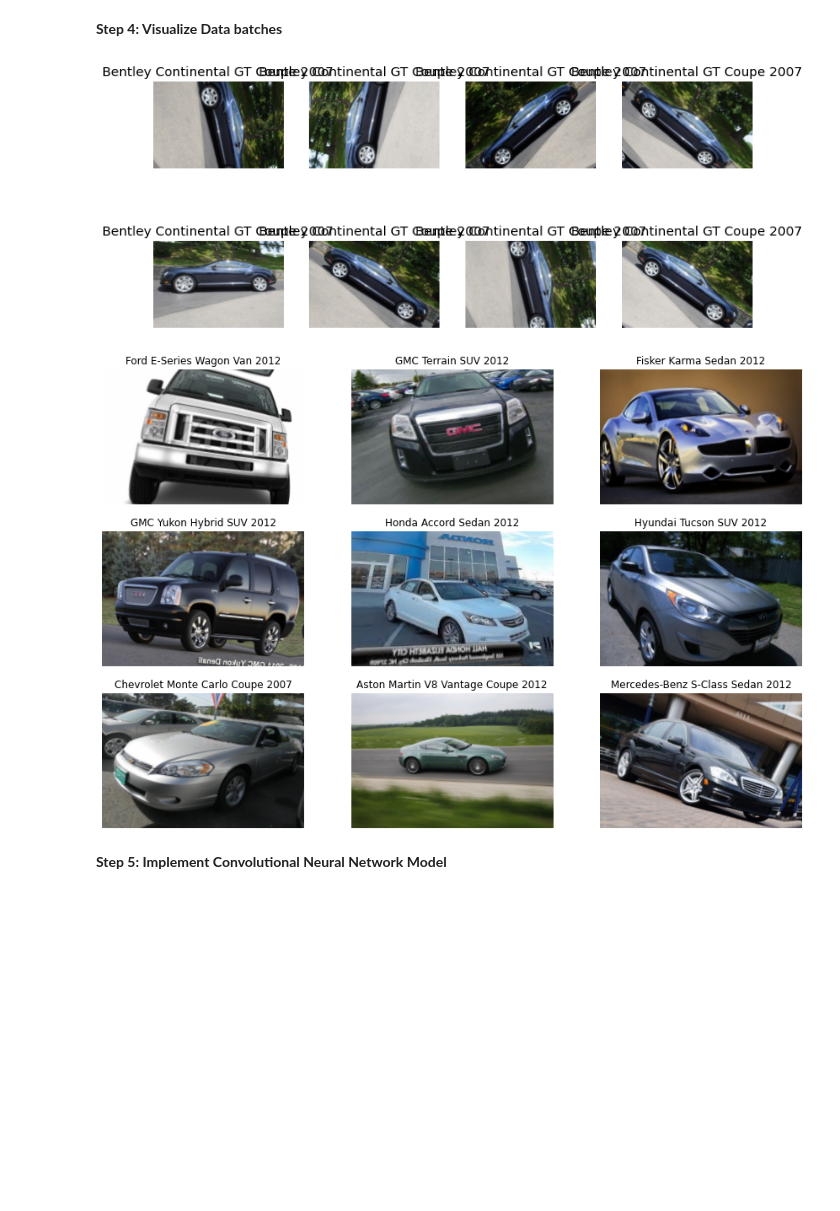
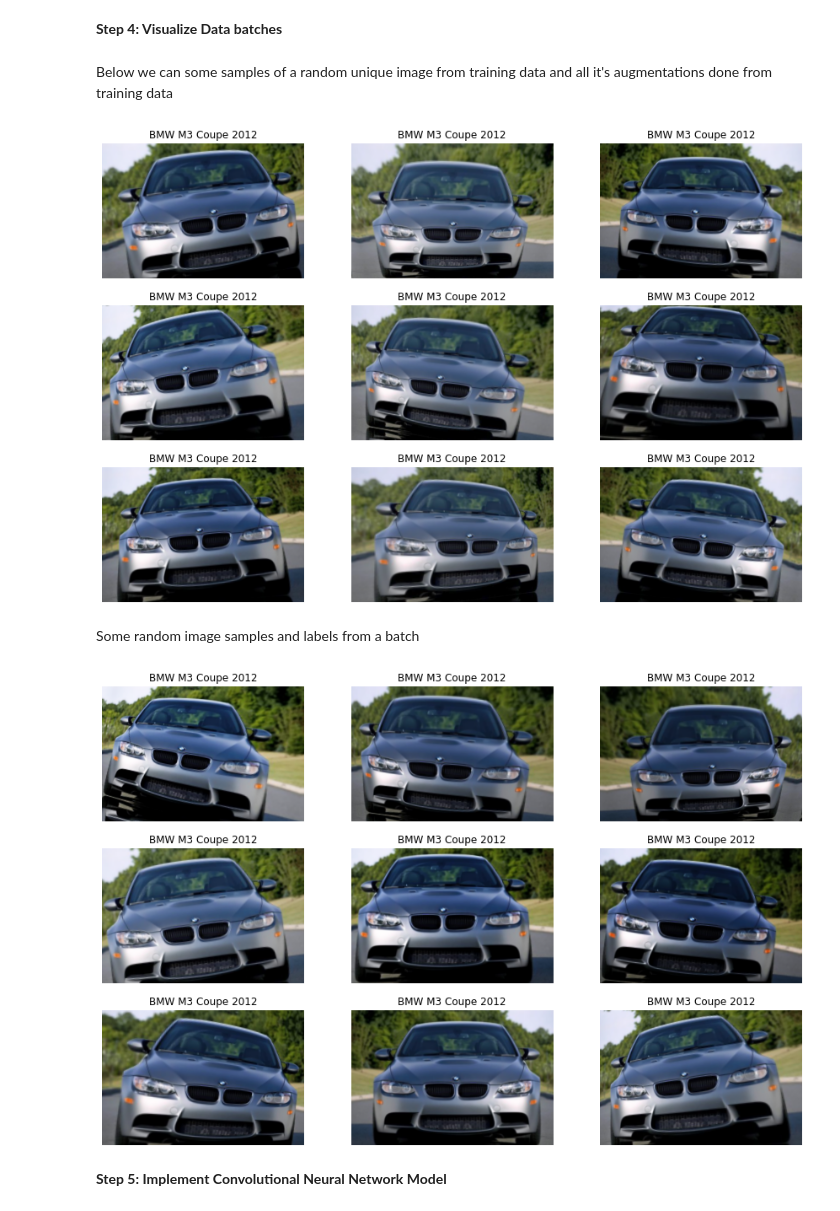
Before and after one commit to EmaTran/CSIS3290_GroupProject, a Jupyter notebook: FinalProject/car_classifier.ipynb, the cells around one changed output. Drawn from its saved outputs; the diff is of its cells as text; code cells hidden in the pictures; blank space fills up the shorter version.

```diff
--- a/FinalProject/car_classifier.ipynb
+++ b/FinalProject/car_classifier.ipynb
@@ -197,8 +199,8 @@ batch_tfms = aug_transforms()
 # %%
 #Declare DataBlock
 cars = DataBlock(
-    blocks=blocks,
-    get_items=get_images,
+    blocks=(ImageBlock, CategoryBlock),
+    get_items=get_image_files,
     splitter=RandomSplitter(valid_pct=0.2, seed=42),#declare validation set
     get_y=parent_label,#Assemble category label for target
     item_tfms=Resize((160,240), method='squish'),
@@ -208,16 +213,20 @@ NameError: ignored
 # %%
 #Convert DataBlock to DataLoader Object to be trained by CNN model
-dls = cars.dataloaders(train_path, bs=150)
+dls = cars.dataloaders(train_path, bs=300)
 # %% [markdown]
 **Step 4: Visualize Data batches**
+# %% [markdown]
+Below we can some samples of a random unique image from training data and all it's augmentations done from training data
 # %%
-dls.train.show_batch(max_n=8, nrows=2, unique=True)
+dls.train.show_batch(figsize=(15,10), max_n=9, nrows=3, unique=True)
 # %% [output]
-[figure, old version]
+[figure, new version]
+# %% [markdown]
+Some random image samples and labels from a batch
 # %%
 dls.show_batch(figsize=(15,10))
 # %% [output]
-[figure, old version]
+[figure, new version]
 # %% [markdown]
 **Step 5: Implement Convolutional Neural Network Model**
 # %%
```
Also changed, not shown: parts of 23 cells of this notebook.
